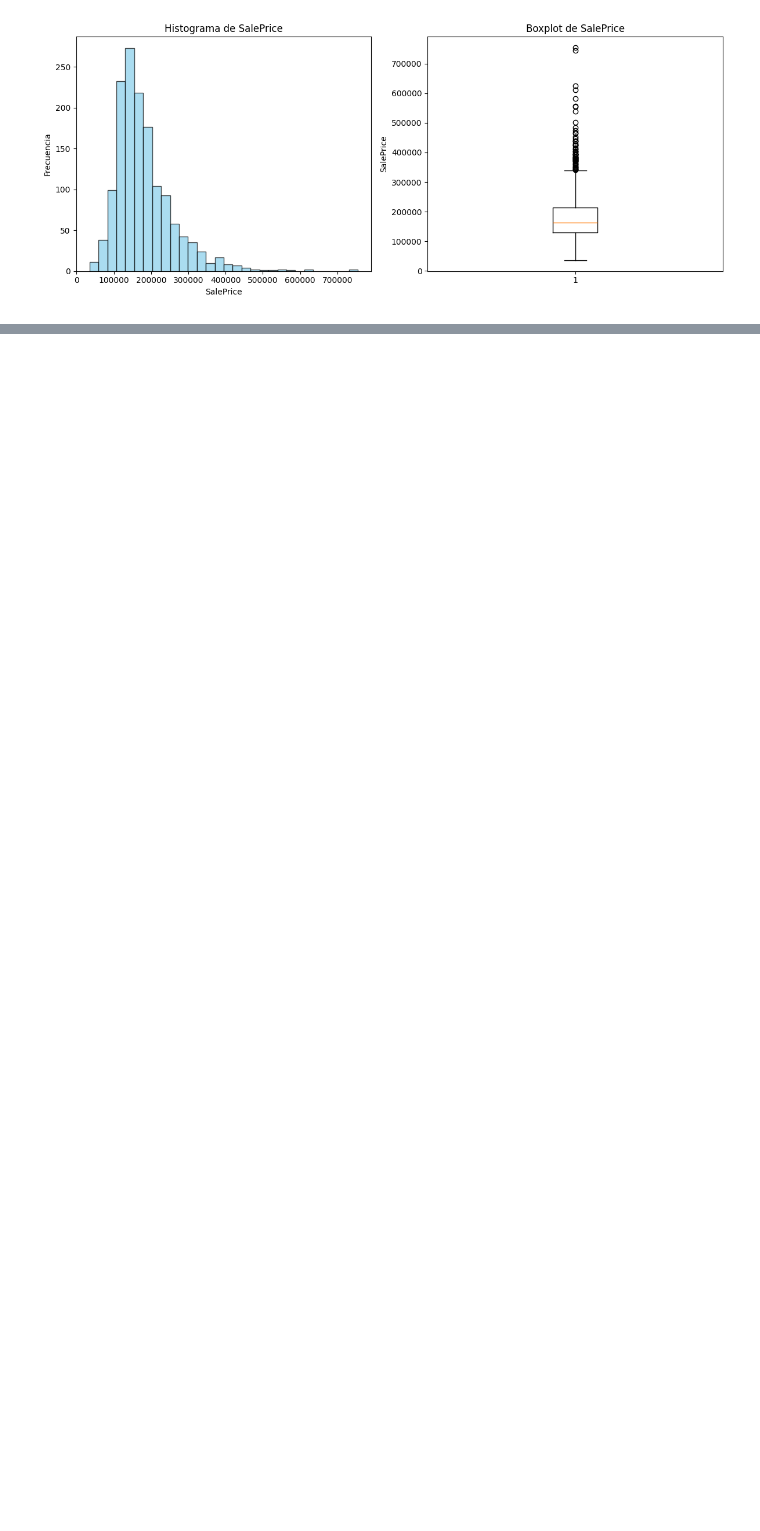
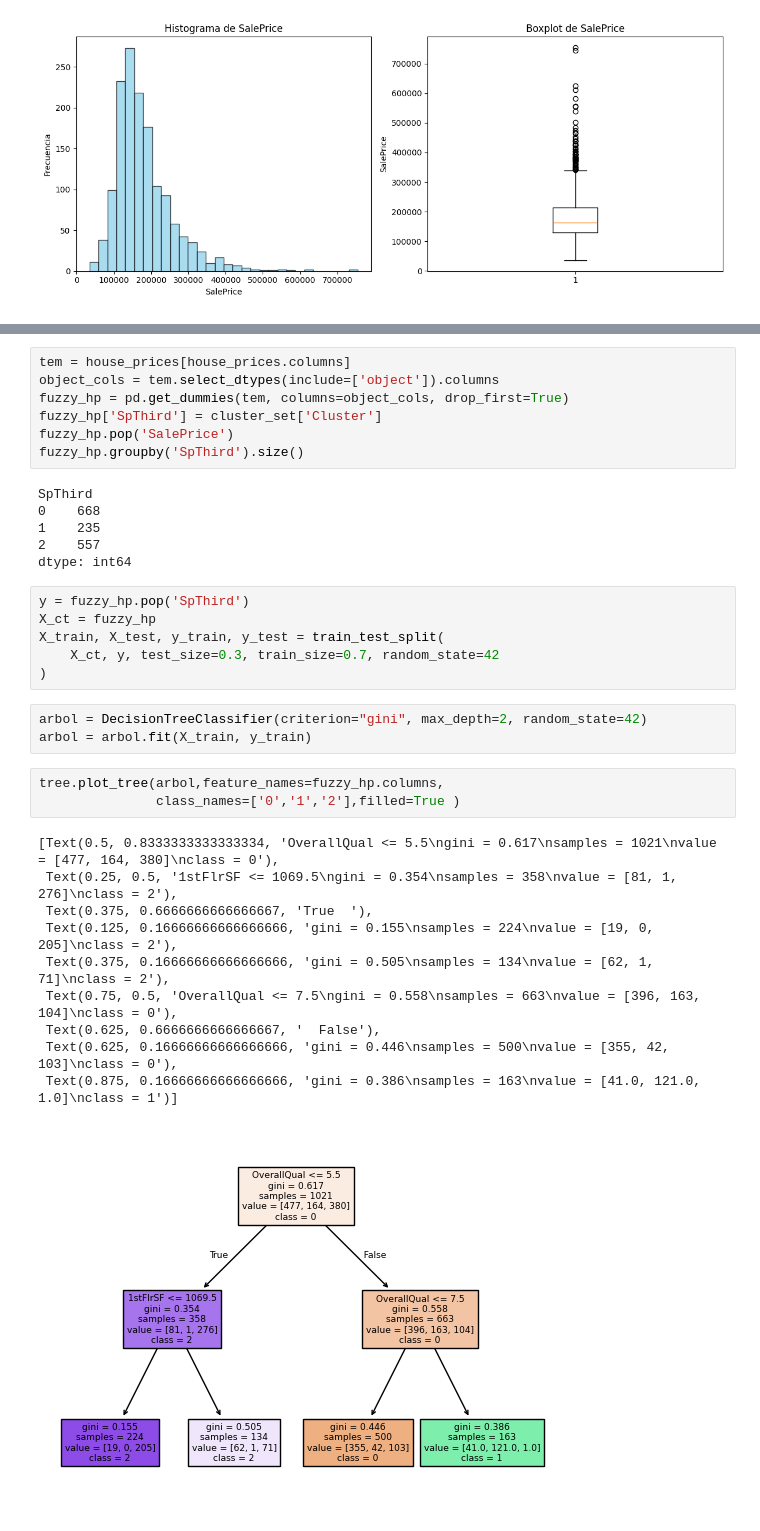
Before and after one commit to DiegoDuaS/Decision_Trees_2, a Jupyter notebook: actividades.ipynb, the cells around one changed output, grey strips where cells are left out. Cells and saved outputs as stored; diff of their text form; blank space fills up the shorter version.

```diff
--- a/actividades.ipynb
+++ b/actividades.ipynb
@@ -287,0 +336,36 @@ MSE Exponenciado: 1612892598.2458
+# %%
+tem = house_prices[house_prices.columns]
+object_cols = tem.select_dtypes(include=['object']).columns
+fuzzy_hp = pd.get_dummies(tem, columns=object_cols, drop_first=True)
+fuzzy_hp['SpThird'] = cluster_set['Cluster']
+fuzzy_hp.pop('SalePrice')
+fuzzy_hp.groupby('SpThird').size()
+# %% [output]
+SpThird
+0    668
+1    235
+2    557
+dtype: int64
+# %%
+y = fuzzy_hp.pop('SpThird')
+X_ct = fuzzy_hp
+X_train, X_test, y_train, y_test = train_test_split(
+    X_ct, y, test_size=0.3, train_size=0.7, random_state=42
+)
+# %%
+arbol = DecisionTreeClassifier(criterion="gini", max_depth=2, random_state=42)
+arbol = arbol.fit(X_train, y_train)
+# %%
+tree.plot_tree(arbol,feature_names=fuzzy_hp.columns,
+               class_names=['0','1','2'],filled=True )
+# %% [output]
+[Text(0.5, 0.8333333333333334, 'OverallQual <= 5.5\ngini = 0.617\nsamples = 1021\nvalue = [477, 164, 380]\nclass = 0'),
+ Text(0.25, 0.5, '1stFlrSF <= 1069.5\ngini = 0.354\nsamples = 358\nvalue = [81, 1, 276]\nclass = 2'),
+ Text(0.375, 0.6666666666666667, 'True  '),
+ Text(0.125, 0.16666666666666666, 'gini = 0.155\nsamples = 224\nvalue = [19, 0, 205]\nclass = 2'),
+ Text(0.375, 0.16666666666666666, 'gini = 0.505\nsamples = 134\nvalue = [62, 1, 71]\nclass = 2'),
+ Text(0.75, 0.5, 'OverallQual <= 7.5\ngini = 0.558\nsamples = 663\nvalue = [396, 163, 104]\nclass = 0'),
+ Text(0.625, 0.6666666666666667, '  False'),
+ Text(0.625, 0.16666666666666666, 'gini = 0.446\nsamples = 500\nvalue = [355, 42, 103]\nclass = 0'),
+ Text(0.875, 0.16666666666666666, 'gini = 0.386\nsamples = 163\nvalue = [41.0, 121.0, 1.0]\nclass = 1')]
+[figure, added]
```
Also changed, not shown: parts of 14 cells of this notebook.
